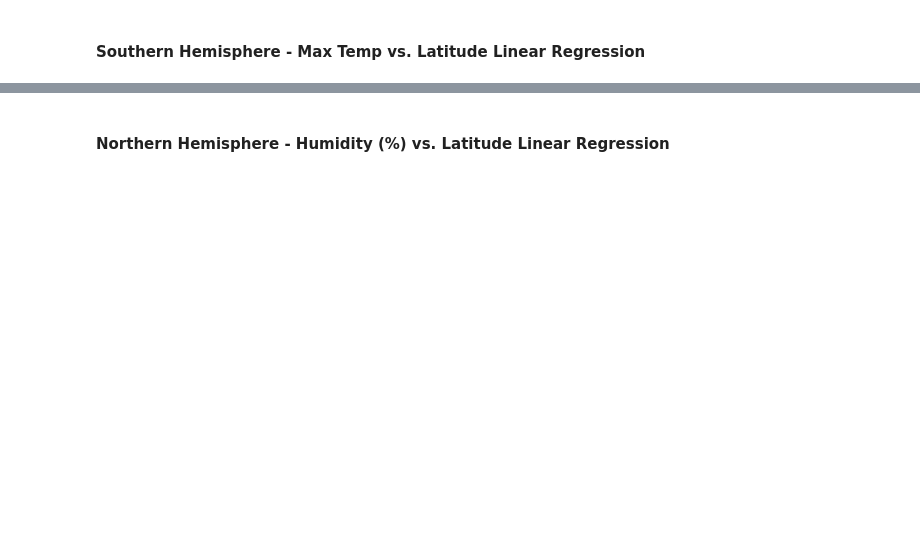
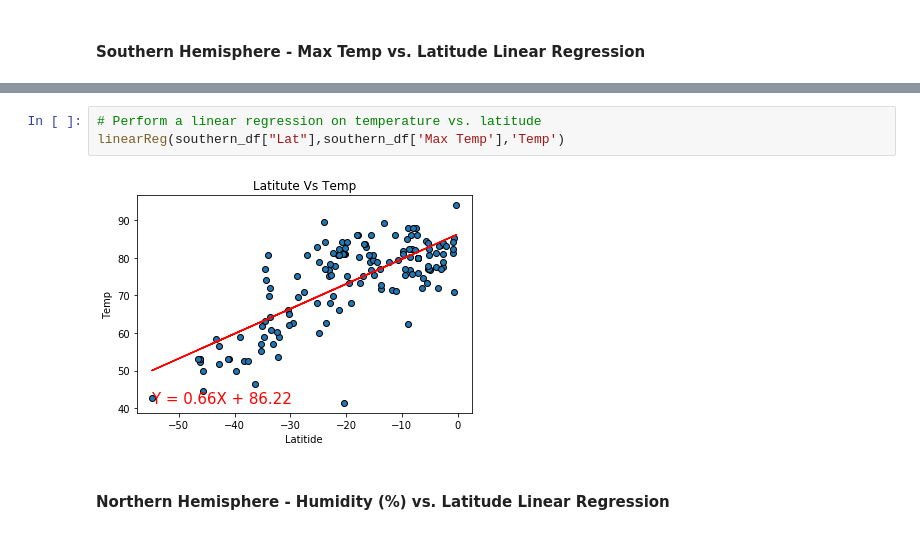
Before and after one commit to Monalipatel/Python-api-challenge, a Jupyter notebook: Weatherpy/WeatherPy.ipynb, the cells around one changed output, grey strips where cells are left out. Drawn from its saved outputs; the diff is of its cells as text; blank space fills up the shorter version.

```diff
--- a/Weatherpy/WeatherPy.ipynb
+++ b/Weatherpy/WeatherPy.ipynb
@@ -344,2 +273,7 @@ The r-squared is: 0.49812617302016676
+# %%
+# Perform a linear regression on temperature vs. latitude
+linearReg(southern_df["Lat"],southern_df['Max Temp'],'Temp')
+# %% [output]
+[figure, added]
 # %% [markdown]
 ####  Northern Hemisphere - Humidity (%) vs. Latitude Linear Regression
```
Also changed, not shown: parts of 26 cells of this notebook, 15 other files.
